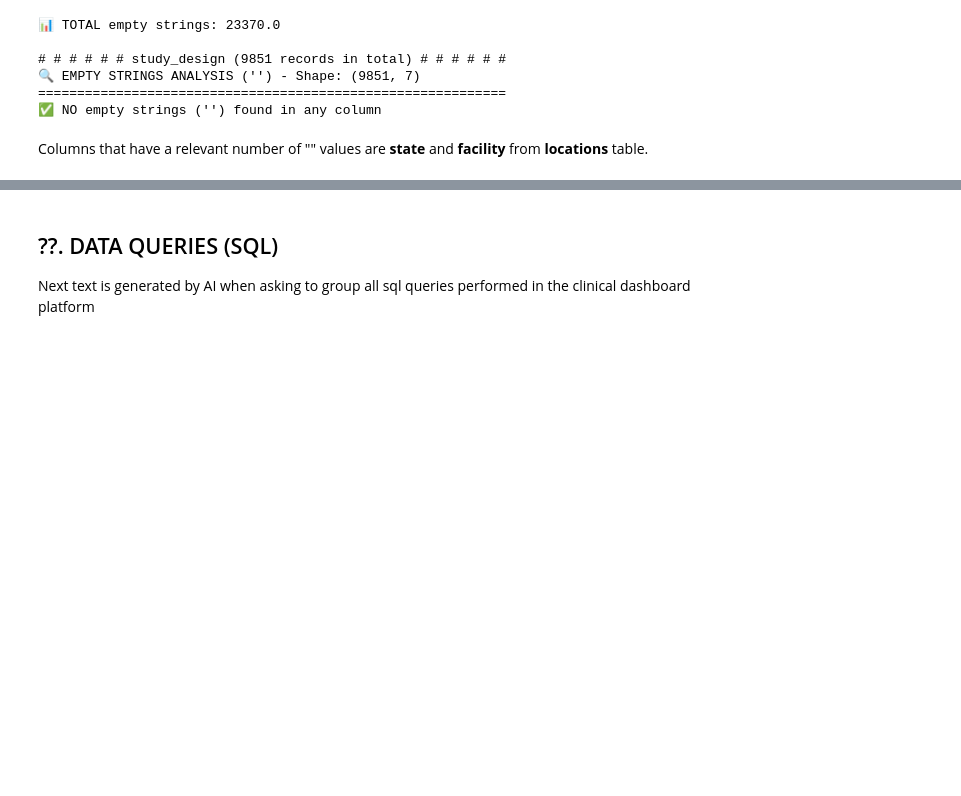
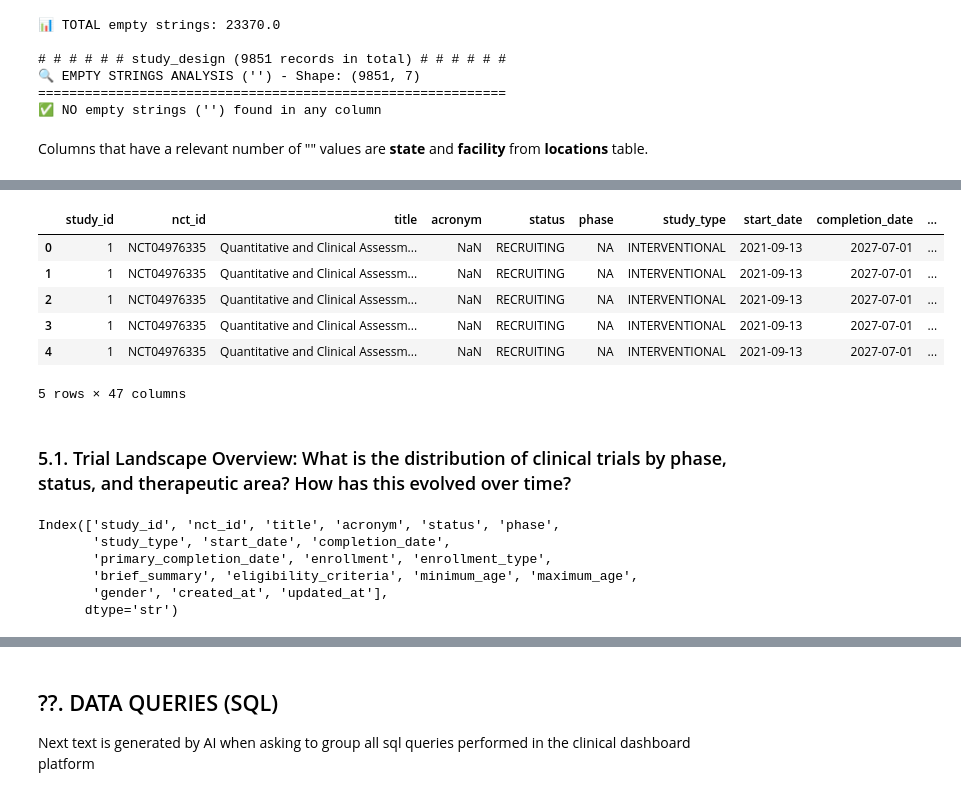
Before and after one commit to MarcHumet/Clinical-Trial-Analytics-Dashboard, a Jupyter notebook: CLINICAL_TRIAL_ANALYTICAL_EDA.ipynb, the cells around one changed output, grey strips where cells are left out. Drawn from its saved outputs; the diff is of its cells as text; code cells hidden in the pictures; blank space fills up the shorter version.

```diff
--- a/CLINICAL_TRIAL_ANALYTICAL_EDA.ipynb
+++ b/CLINICAL_TRIAL_ANALYTICAL_EDA.ipynb
@@ -754,0 +1125,34 @@ for table in tables_ddbb:
+# %%
+# To answer the questions all info will be merged into one unic dataframe taking study_id as the key to join on)
+merged_df = dict_df_clinical_trials["studies"].copy()
+
+for name, df_other in dict_df_clinical_trials.items():
+    if name == "studies":
+        continue
+    merged_df = merged_df.merge(
+        df_other,
+        on="study_id",
+        how="left",
+        suffixes=("", f"_{name}")
+    )
+
+display(merged_df.head())
+# %% [output]
+|  | study_id | nct_id | title | acronym | status | phase | study_type | start_date | completion_date | ... |
+| 0 | 1 | NCT04976335 | Quantitative and Clinical Assessm... | NaN | RECRUITING | NA | INTERVENTIONAL | 2021-09-13 | 2027-07-01 | ... |
+| 1 | 1 | NCT04976335 | Quantitative and Clinical Assessm... | NaN | RECRUITING | NA | INTERVENTIONAL | 2021-09-13 | 2027-07-01 | ... |
+| 2 | 1 | NCT04976335 | Quantitative and Clinical Assessm... | NaN | RECRUITING | NA | INTERVENTIONAL | 2021-09-13 | 2027-07-01 | ... |
+| 3 | 1 | NCT04976335 | Quantitative and Clinical Assessm... | NaN | RECRUITING | NA | INTERVENTIONAL | 2021-09-13 | 2027-07-01 | ... |
+| 4 | 1 | NCT04976335 | Quantitative and Clinical Assessm... | NaN | RECRUITING | NA | INTERVENTIONAL | 2021-09-13 | 2027-07-01 | ... |
+5 rows × 47 columns
+# %% [markdown]
+### 5.1. Trial Landscape Overview: What is the distribution of clinical trials by phase, status, and therapeutic area? How has this evolved over time?
+# %%
+dict_df_clinical_trials['studies'].columns
+# %% [output]
+Index(['study_id', 'nct_id', 'title', 'acronym', 'status', 'phase',
+       'study_type', 'start_date', 'completion_date',
+       'primary_completion_date', 'enrollment', 'enrollment_type',
+       'brief_summary', 'eligibility_criteria', 'minimum_age', 'maximum_age',
+       'gender', 'created_at', 'updated_at'],
+      dtype='str')
```
Also changed, not shown: parts of 33 cells of this notebook.
